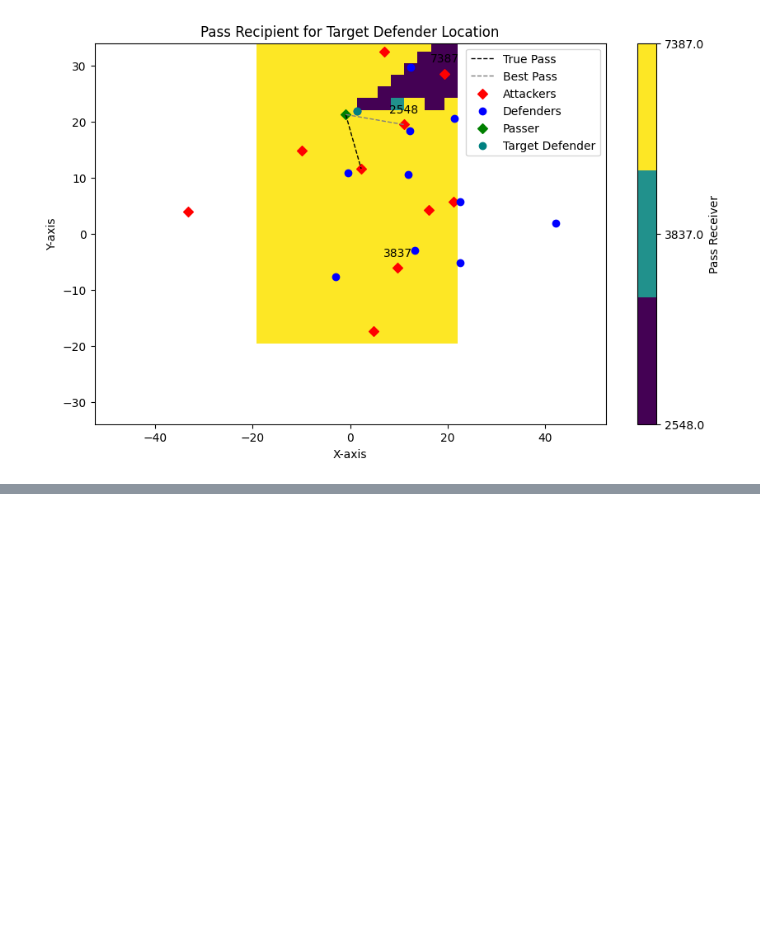
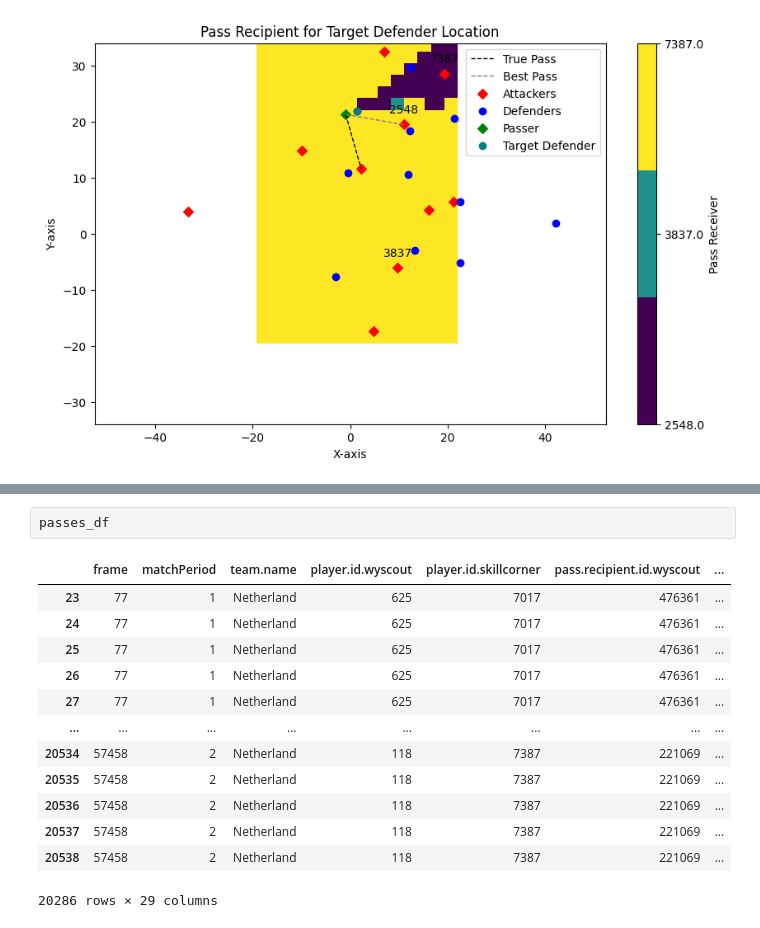
Before and after one commit to ariskoutris/defensive-passing-networks, a Jupyter notebook: src/notebooks/opt_function.ipynb, the cells around one changed output, grey strips where cells are left out. Cells and saved outputs as stored; diff of their text form; blank space fills up the shorter version.

```diff
--- a/src/notebooks/opt_function.ipynb
+++ b/src/notebooks/opt_function.ipynb
@@ -514,0 +1034,16 @@ plt.show()
+# %%
+passes_df
+# %% [output]
+|  | frame | matchPeriod | team.name | player.id.wyscout | player.id.skillcorner | pass.recipient.id.wyscout | ... |
+| 23 | 77 | 1 | Netherland | 625 | 7017 | 476361 | ... |
+| 24 | 77 | 1 | Netherland | 625 | 7017 | 476361 | ... |
+| 25 | 77 | 1 | Netherland | 625 | 7017 | 476361 | ... |
+| 26 | 77 | 1 | Netherland | 625 | 7017 | 476361 | ... |
+| 27 | 77 | 1 | Netherland | 625 | 7017 | 476361 | ... |
+| ... | ... | ... | ... | ... | ... | ... | ... |
+| 20534 | 57458 | 2 | Netherland | 118 | 7387 | 221069 | ... |
+| 20535 | 57458 | 2 | Netherland | 118 | 7387 | 221069 | ... |
+| 20536 | 57458 | 2 | Netherland | 118 | 7387 | 221069 | ... |
+| 20537 | 57458 | 2 | Netherland | 118 | 7387 | 221069 | ... |
+| 20538 | 57458 | 2 | Netherland | 118 | 7387 | 221069 | ... |
+20286 rows × 29 columns
```
Also changed, not shown: parts of 81 cells of this notebook, 6 other files.
